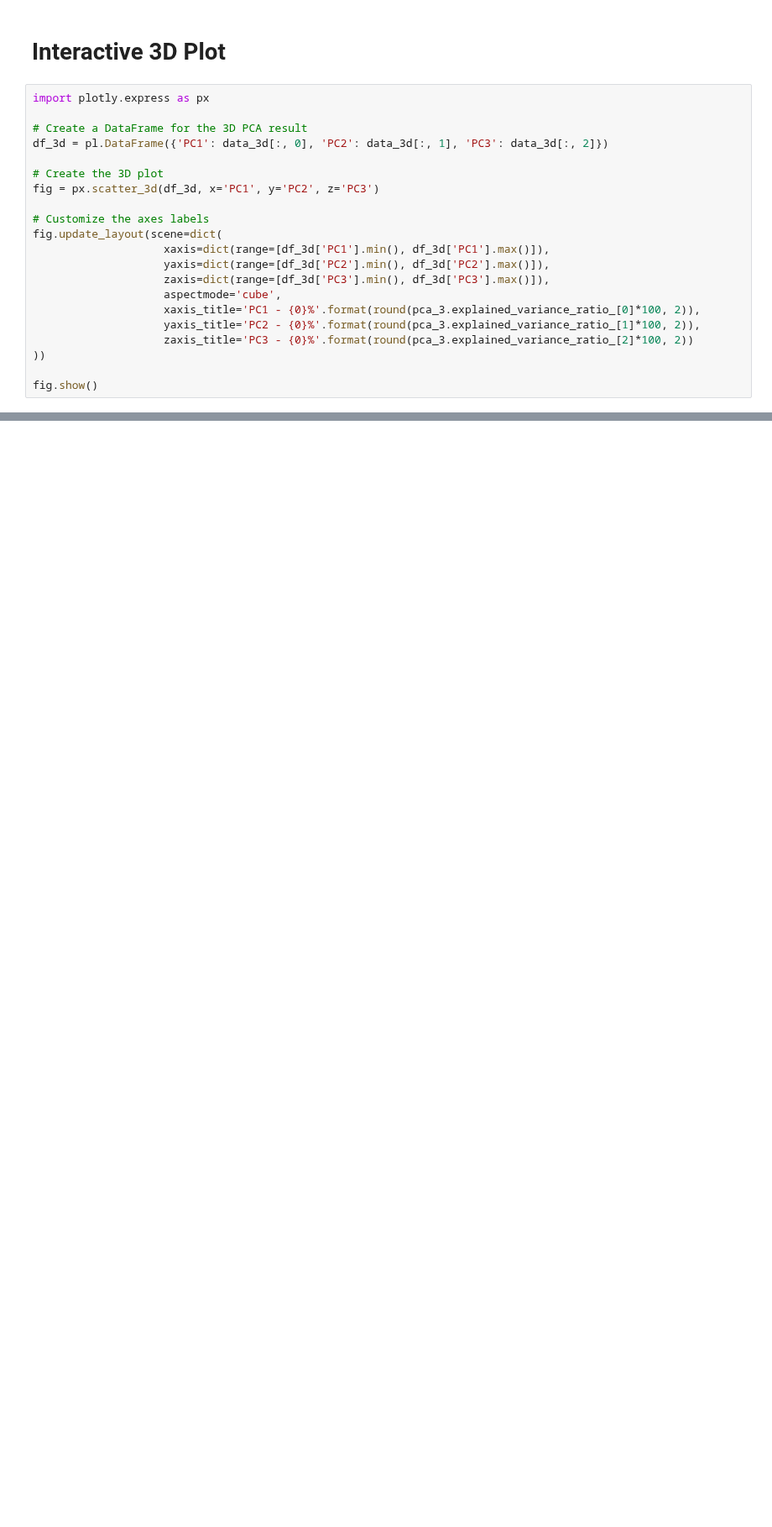
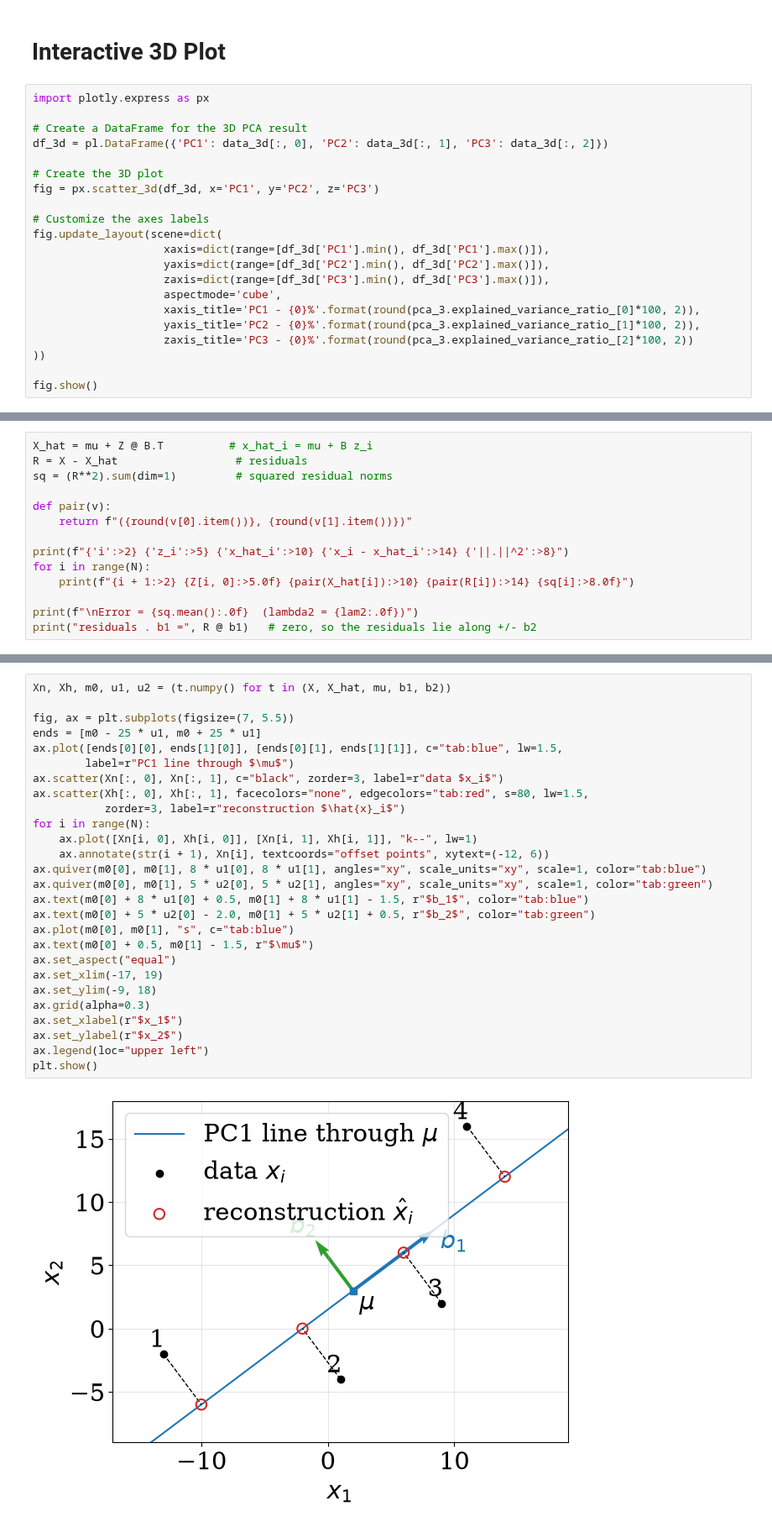
Before and after one commit to rahulbhadani/CPE486586_FA26, a Jupyter notebook: Code/CPE486586_Ch10_Dimensionality_Reduction.ipynb, the cells around one changed output, grey strips where cells are left out. Shown at 84% size. Drawn from its saved outputs; the diff is of its cells as text; blank space fills up the shorter version.

```diff
--- a/Code/CPE486586_Ch10_Dimensionality_Reduction.ipynb
+++ b/Code/CPE486586_Ch10_Dimensionality_Reduction.ipynb
@@ -374,0 +594,14 @@ shape: (3_384, 3)
+# %%
+X_hat = mu + Z @ B.T          # x_hat_i = mu + B z_i
+R = X - X_hat                  # residuals
+sq = (R**2).sum(dim=1)         # squared residual norms
+
+def pair(v):
+    return f"({round(v[0].item())}, {round(v[1].item())})"
+
+print(f"{'i':>2} {'z_i':>5} {'x_hat_i':>10} {'x_i - x_hat_i':>14} {'||.||^2':>8}")
+for i in range(N):
+    print(f"{i + 1:>2} {Z[i, 0]:>5.0f} {pair(X_hat[i]):>10} {pair(R[i]):>14} {sq[i]:>8.0f}")
+
+print(f"\nError = {sq.mean():.0f}  (lambda2 = {lam2:.0f})")
+print("residuals . b1 =", R @ b1)   # zero, so the residuals lie along +/- b2
@@ -374,0 +647,29 @@ shape: (3_384, 3)
+# %%
+Xn, Xh, m0, u1, u2 = (t.numpy() for t in (X, X_hat, mu, b1, b2))
+
+fig, ax = plt.subplots(figsize=(7, 5.5))
+ends = [m0 - 25 * u1, m0 + 25 * u1]
+ax.plot([ends[0][0], ends[1][0]], [ends[0][1], ends[1][1]], c="tab:blue", lw=1.5,
+        label=r"PC1 line through $\mu$")
+ax.scatter(Xn[:, 0], Xn[:, 1], c="black", zorder=3, label=r"data $x_i$")
+ax.scatter(Xh[:, 0], Xh[:, 1], facecolors="none", edgecolors="tab:red", s=80, lw=1.5,
+           zorder=3, label=r"reconstruction $\hat{x}_i$")
+for i in range(N):
+    ax.plot([Xn[i, 0], Xh[i, 0]], [Xn[i, 1], Xh[i, 1]], "k--", lw=1)
+    ax.annotate(str(i + 1), Xn[i], textcoords="offset points", xytext=(-12, 6))
+ax.quiver(m0[0], m0[1], 8 * u1[0], 8 * u1[1], angles="xy", scale_units="xy", scale=1, color="tab:blue")
+ax.quiver(m0[0], m0[1], 5 * u2[0], 5 * u2[1], angles="xy", scale_units="xy", scale=1, color="tab:green")
+ax.text(m0[0] + 8 * u1[0] + 0.5, m0[1] + 8 * u1[1] - 1.5, r"$b_1$", color="tab:blue")
+ax.text(m0[0] + 5 * u2[0] - 2.0, m0[1] + 5 * u2[1] + 0.5, r"$b_2$", color="tab:green")
+ax.plot(m0[0], m0[1], "s", c="tab:blue")
+ax.text(m0[0] + 0.5, m0[1] - 1.5, r"$\mu$")
+ax.set_aspect("equal")
+ax.set_xlim(-17, 19)
+ax.set_ylim(-9, 18)
+ax.grid(alpha=0.3)
+ax.set_xlabel(r"$x_1$")
+ax.set_ylabel(r"$x_2$")
+ax.legend(loc="upper left")
+plt.show()
+# %% [output]
+[figure, added]
```
Also changed, not shown: parts of 33 cells of this notebook.
